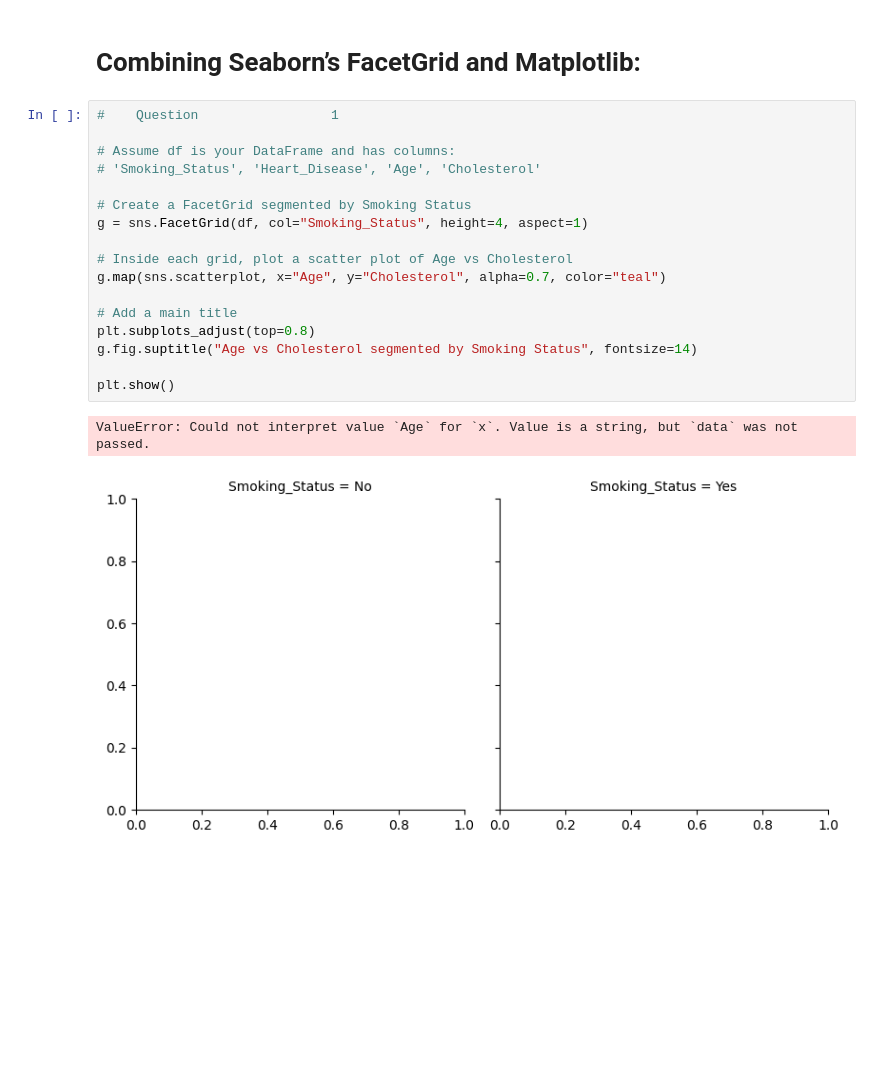
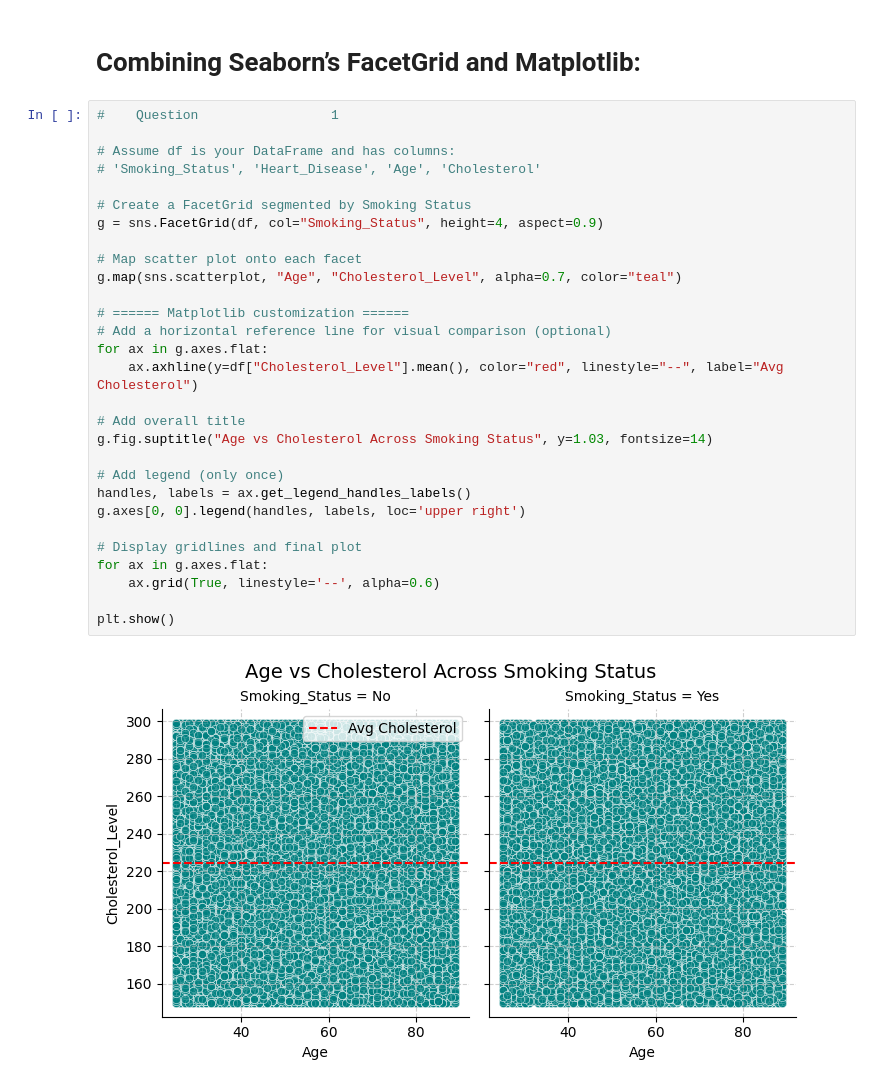
Before and after one commit to Oakdavid/heart_attack_data_analysis, a Jupyter notebook: assignment1.ipynb, the cells around one changed output. Drawn from its saved outputs; the diff is of its cells as text; blank space fills up the shorter version.

```diff
--- a/assignment1.ipynb
+++ b/assignment1.ipynb
@@ -236,20 +236,31 @@ Passing `palette` without assigning `hue` is deprecated and will be removed in v
 # %%
 #    Question                 1
 
 # Assume df is your DataFrame and has columns:
 # 'Smoking_Status', 'Heart_Disease', 'Age', 'Cholesterol'
 
 # Create a FacetGrid segmented by Smoking Status
-g = sns.FacetGrid(df, col="Smoking_Status", height=4, aspect=1)
+g = sns.FacetGrid(df, col="Smoking_Status", height=4, aspect=0.9)
 
-# Inside each grid, plot a scatter plot of Age vs Cholesterol
-g.map(sns.scatterplot, x="Age", y="Cholesterol", alpha=0.7, color="teal")
+# Map scatter plot onto each facet
+g.map(sns.scatterplot, "Age", "Cholesterol_Level", alpha=0.7, color="teal")
 
-# Add a main title
-plt.subplots_adjust(top=0.8)
-g.fig.suptitle("Age vs Cholesterol segmented by Smoking Status", fontsize=14)
+# ====== Matplotlib customization ======
+# Add a horizontal reference line for visual comparison (optional)
+for ax in g.axes.flat:
+    ax.axhline(y=df["Cholesterol_Level"].mean(), color="red", linestyle="--", label="Avg Cholesterol")
+
+# Add overall title
+g.fig.suptitle("Age vs Cholesterol Across Smoking Status", y=1.03, fontsize=14)
+
+# Add legend (only once)
+handles, labels = ax.get_legend_handles_labels()
+g.axes[0, 0].legend(handles, labels, loc='upper right')
+
+# Display gridlines and final plot
+for ax in g.axes.flat:
+    ax.grid(True, linestyle='--', alpha=0.6)
 
 plt.show()
 # %% [output]
-ValueError: Could not interpret value `Age` for `x`. Value is a string, but `data` was not passed.
-[figure, old version]
+[figure, new version]
```
Also changed, not shown: parts of 3 cells of this notebook.
